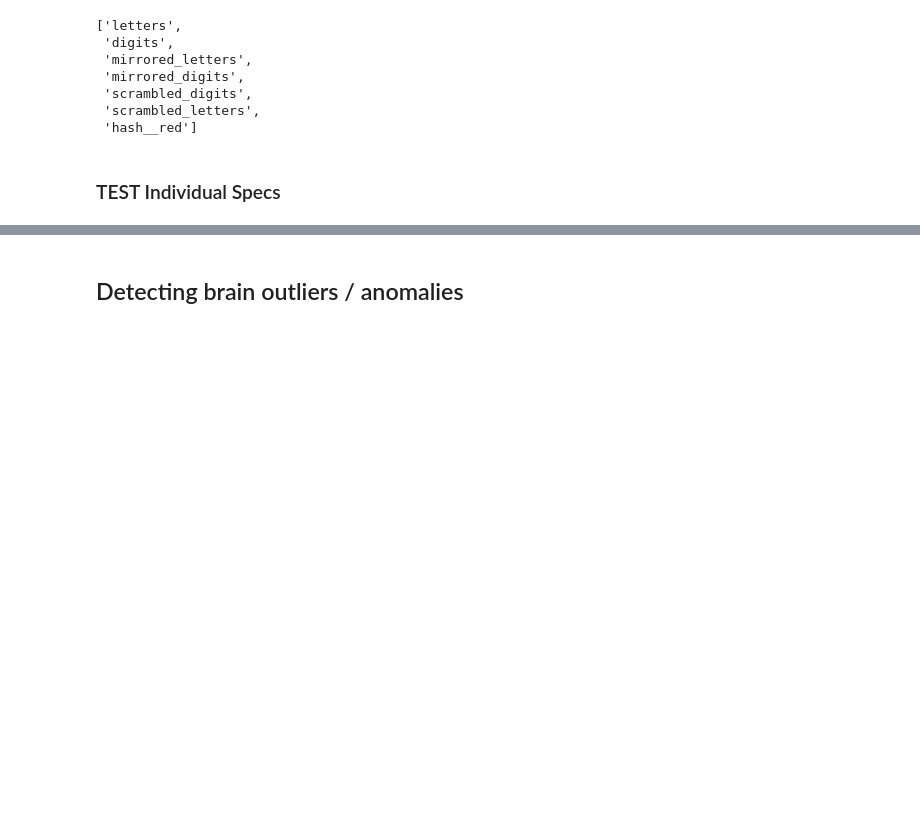
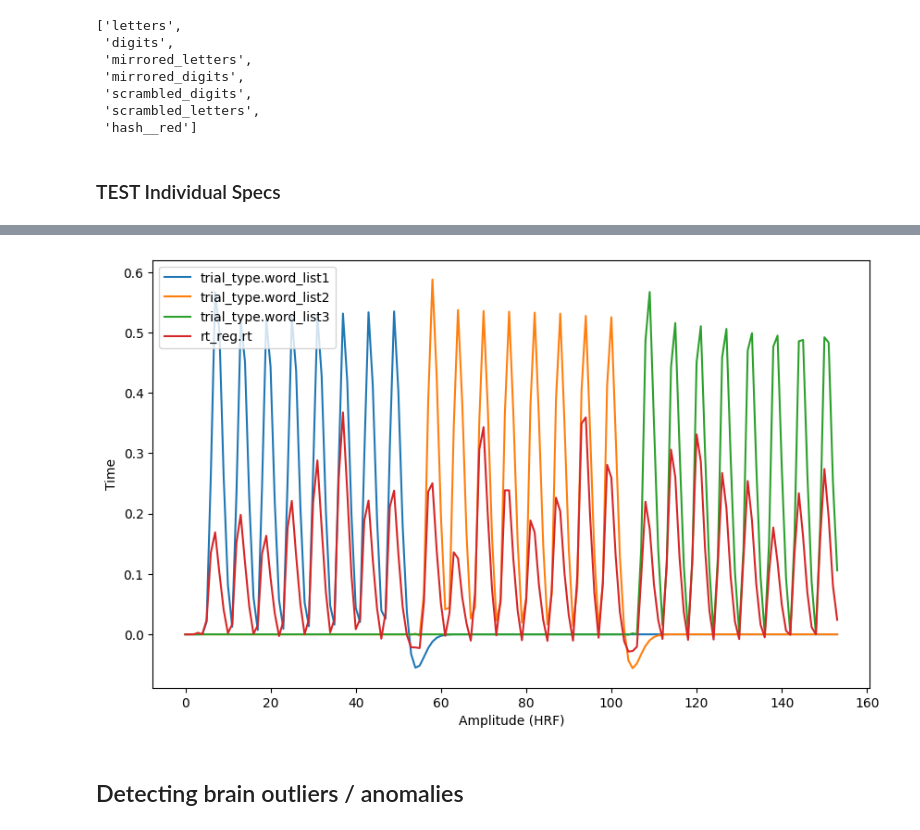
Before and after one commit to lobennett/openneuro_glmfitlins, a Jupyter notebook: scripts/jupyter_notebooks/transformations.ipynb, the cells around one changed output, grey strips where cells are left out. Saved outputs shown, nothing was run; the diff lists cells and outputs as text; code cells hidden in the pictures; blank space fills up the shorter version.

```diff
--- a/scripts/jupyter_notebooks/transformations.ipynb
+++ b/scripts/jupyter_notebooks/transformations.ipynb
@@ -1365,0 +1367,4 @@ The above is an error. I had incorrectly specified the replacement of spaces wit
+# %%
+study_id = 'ds003789'
+root_dir = f"/oak/stanford/groups/russpold/data/openneuro_fitlins/input/{study_id}"
+root_layout = BIDSLayout(root_dir, derivatives=False)
@@ -1365,0 +1392,7 @@ The above is an error. I had incorrectly specified the replacement of spaces wit
+# %%
+taskname="retrieval"
+# Get files for each datatype
+event_files = root_layout.get(task=taskname, suffix="events", extension=".tsv")
+len(event_files)
+df = pd.read_csv(event_files[0],sep="\t")
+df["trial_type"].unique()
@@ -1365,0 +1402,9 @@ The above is an error. I had incorrectly specified the replacement of spaces wit
+# %%
+df['trial_type'] = df['trial_type'].replace({
+    'foil new': 'foil_new',
+    'lure new': 'lure_new',
+    'target old': 'target_old',
+    'lure old': 'lure_old'
+})
+df = df.dropna(subset=['onset', 'duration', 'trial_type'])
+df["trial_type"].unique()
@@ -2028,3 +1900,17 @@ plt.show()
+# %%
+plt.figure(figsize=(10, 6))
+columns_to_plot = ['trial_type.word_list1', 'trial_type.word_list2', 'trial_type.word_list3', 'rt_reg.rt']
+data_to_plot = outputs[0].X[0:300]
+
+for i, col in enumerate(columns_to_plot):
+    plt.plot(data_to_plot[col], label=col)
+
+plt.xlabel('Amplitude (HRF)')
+plt.ylabel('Time')
+plt.legend()
+plt.show()
+# %% [output]
+[figure, added]
 # %% [markdown]
 ## Detecting brain outliers / anomalies
 # %%
```
Also changed, not shown: parts of 27 cells of this notebook, 36 other files.
